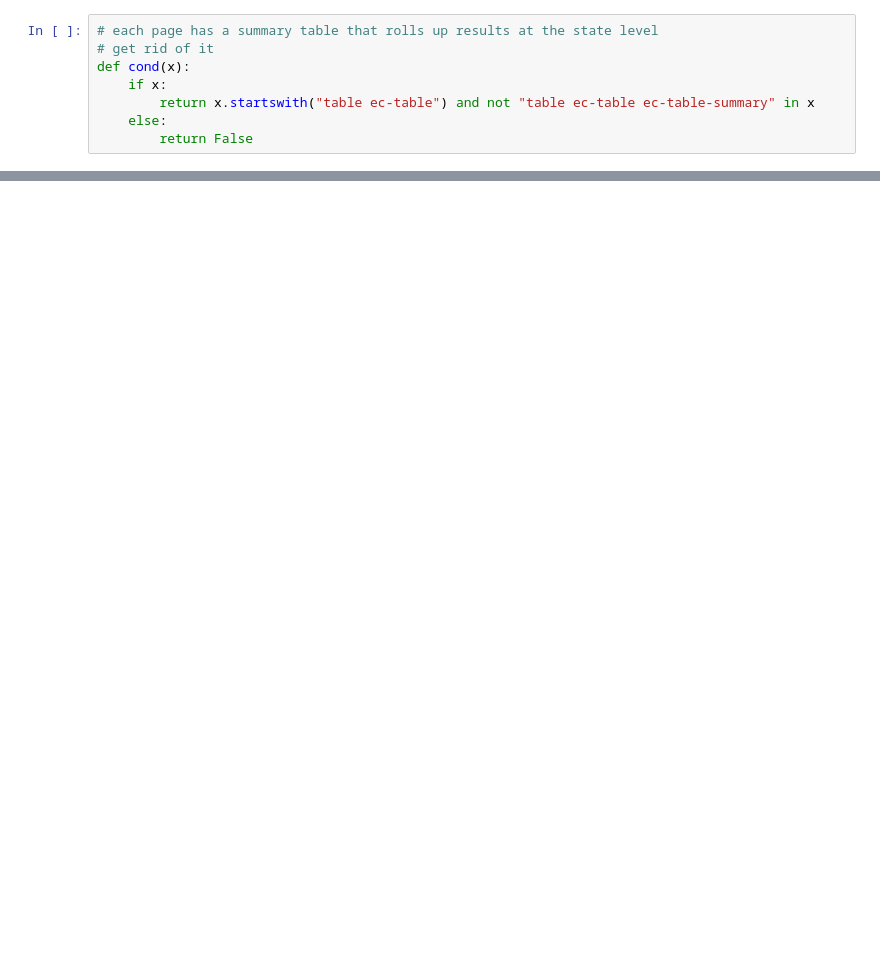
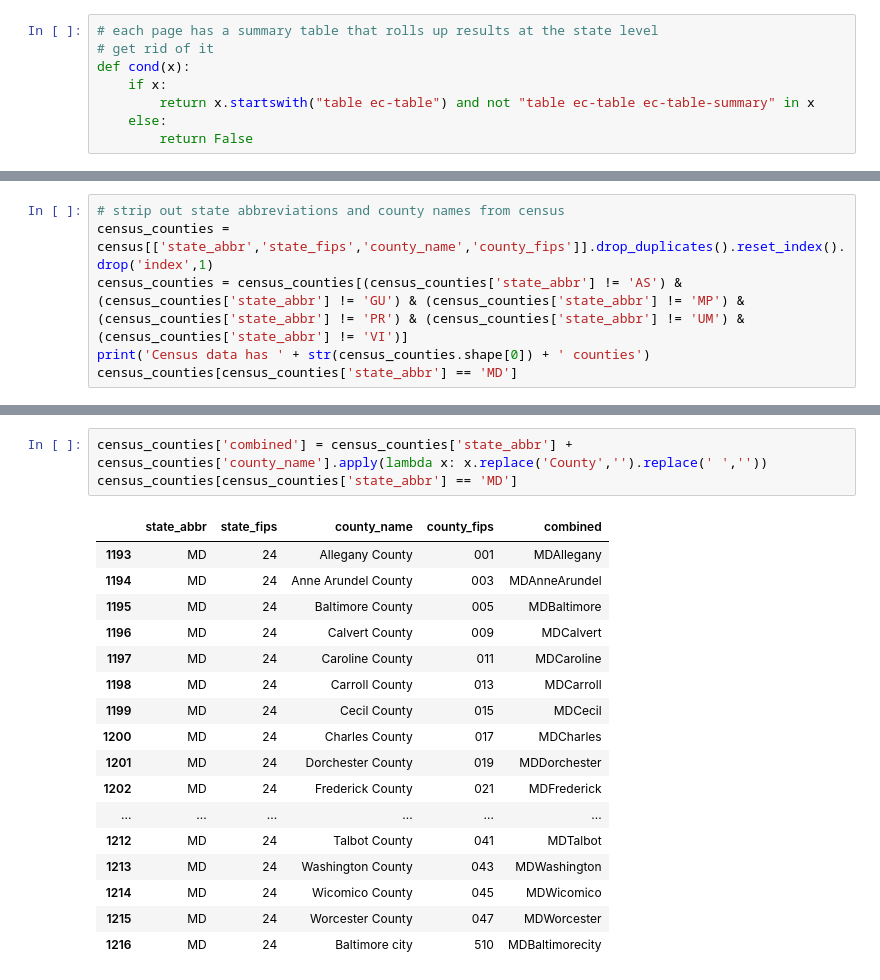
Before and after one commit to tonmcg/US_County_Level_Election_Results_08-20, a Jupyter notebook: 2016_US_County_Level_Presidential_Results.ipynb, the cells around one changed output, grey strips where cells are left out. Cells and saved outputs as stored; diff of their text form; blank space fills up the shorter version.

```diff
--- a/2016_US_County_Level_Presidential_Results.ipynb
+++ b/2016_US_County_Level_Presidential_Results.ipynb
@@ -82,0 +190,6 @@ results
+# %%
+# strip out state abbreviations and county names from census
+census_counties = census[['state_abbr','state_fips','county_name','county_fips']].drop_duplicates().reset_index().drop('index',1)
+census_counties = census_counties[(census_counties['state_abbr'] != 'AS') & (census_counties['state_abbr'] != 'GU') & (census_counties['state_abbr'] != 'MP') & (census_counties['state_abbr'] != 'PR') & (census_counties['state_abbr'] != 'UM') & (census_counties['state_abbr'] != 'VI')]
+print('Census data has ' + str(census_counties.shape[0]) + ' counties')
+census_counties[census_counties['state_abbr'] == 'MD']
@@ -82,0 +215,21 @@ results
+# %%
+census_counties['combined'] = census_counties['state_abbr'] + census_counties['county_name'].apply(lambda x: x.replace('County','').replace(' ',''))
+census_counties[census_counties['state_abbr'] == 'MD']
+# %% [output]
+|  | state_abbr | state_fips | county_name | county_fips | combined |
+| 1193 | MD | 24 | Allegany County | 001 | MDAllegany |
+| 1194 | MD | 24 | Anne Arundel County | 003 | MDAnneArundel |
+| 1195 | MD | 24 | Baltimore County | 005 | MDBaltimore |
+| 1196 | MD | 24 | Calvert County | 009 | MDCalvert |
+| 1197 | MD | 24 | Caroline County | 011 | MDCaroline |
+| 1198 | MD | 24 | Carroll County | 013 | MDCarroll |
+| 1199 | MD | 24 | Cecil County | 015 | MDCecil |
+| 1200 | MD | 24 | Charles County | 017 | MDCharles |
+| 1201 | MD | 24 | Dorchester County | 019 | MDDorchester |
+| 1202 | MD | 24 | Frederick County | 021 | MDFrederick |
+| ... | ... | ... | ... | ... | ... |
+| 1212 | MD | 24 | Talbot County | 041 | MDTalbot |
+| 1213 | MD | 24 | Washington County | 043 | MDWashington |
+| 1214 | MD | 24 | Wicomico County | 045 | MDWicomico |
+| 1215 | MD | 24 | Worcester County | 047 | MDWorcester |
+| 1216 | MD | 24 | Baltimore city | 510 | MDBaltimorecity |
```
Also changed, not shown: parts of 17 cells of this notebook, 1 other file.
